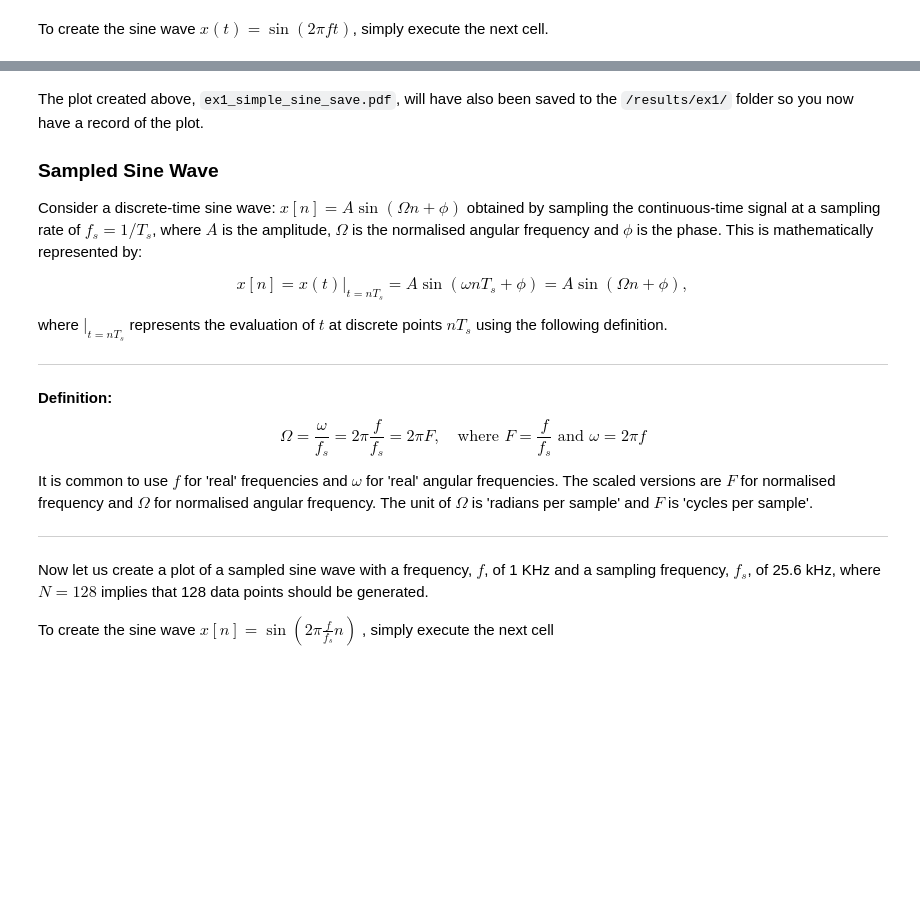
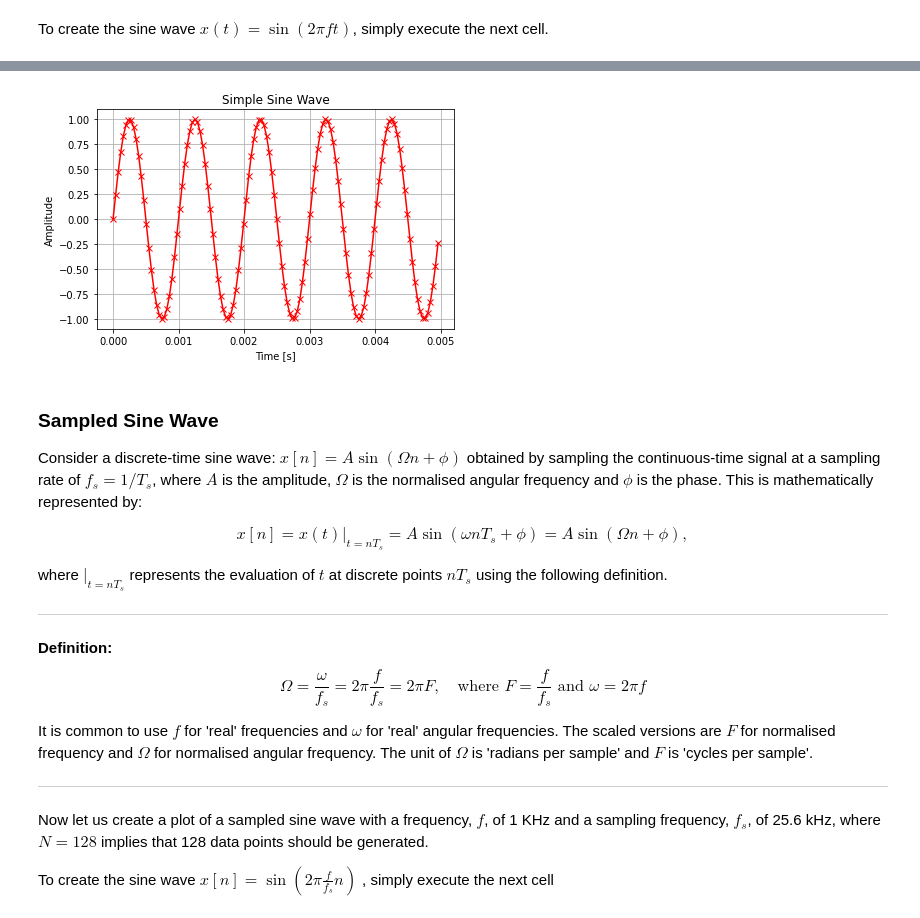
Before and after one commit to ImperialCollegeLondon/sap-EE2-SS-LAB, a Jupyter notebook: EX1.ipynb, the cells around one changed output, grey strips where cells are left out. Saved outputs shown, nothing was run; the diff lists cells and outputs as text; code cells hidden in the pictures; blank space fills up the shorter version.

Commit message:
Updated EX1.ipynb plot properties

```diff
--- a/EX1.ipynb
+++ b/EX1.ipynb
@@ -105,6 +111,12 @@ plt.show()
+# %%
+x = np.sin(2*np.pi*fsig*t);
+
+plt = plot_signal(t, x, marker='x', color='red', title='Simple Sine Wave', xlabel='Time [s]', ylabel='Amplitude')
+plt.savefig('results/ex1/ex1_simple_sine_save.pdf')
+plt.show()
+# %% [output]
+[figure, added]
 # %% [markdown]
-The plot created above, `ex1_simple_sine_save.pdf`, will have also been saved to the `/results/ex1/` folder so you now have a record of the plot.
-
 ### Sampled Sine Wave
 
 Consider a discrete-time sine wave: $x[n]=A\sin(\Omega n +\phi)$ obtained by sampling the continuous-time signal at a sampling rate of $f_s=1/T_s$, where $A$ is the amplitude, $\Omega$ is the normalised angular frequency and $\phi$ is the phase. This is mathematically represented by:
```
Also changed, not shown: parts of 10 cells of this notebook.
